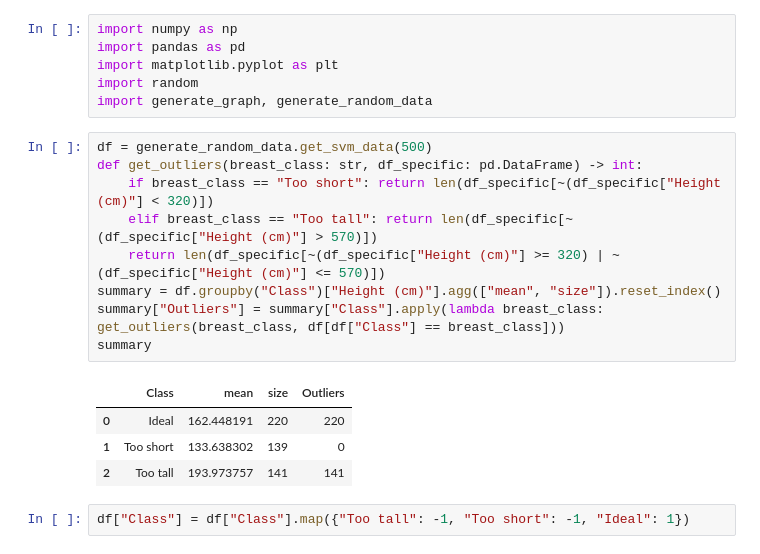
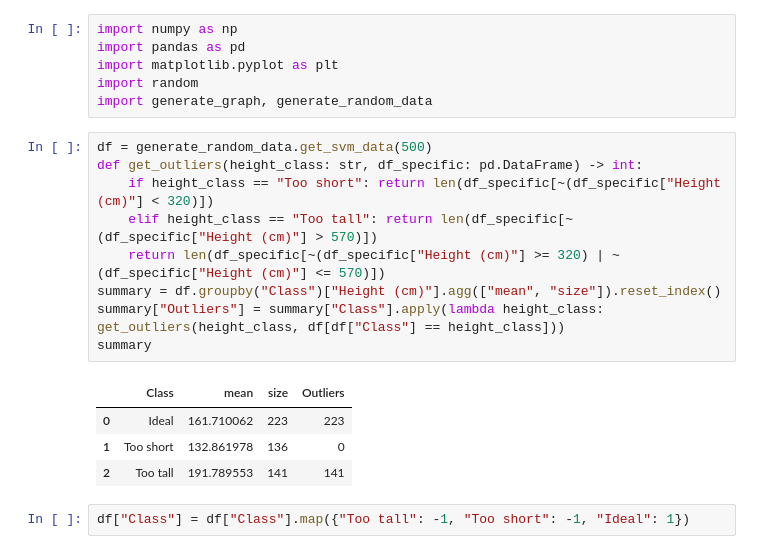
Before and after one commit to andyyang-dev/learning_ml_models, a Jupyter notebook: svm_lesson.ipynb, the cells around one changed output. Drawn from its saved outputs; the diff is of its cells as text.

```diff
--- a/svm_lesson.ipynb
+++ b/svm_lesson.ipynb
@@ -18,18 +18,18 @@ import random
 import generate_graph, generate_random_data
 # %%
 df = generate_random_data.get_svm_data(500)
-def get_outliers(breast_class: str, df_specific: pd.DataFrame) -> int:
-    if breast_class == "Too short": return len(df_specific[~(df_specific["Height (cm)"] < 320)])
-    elif breast_class == "Too tall": return len(df_specific[~(df_specific["Height (cm)"] > 570)])
+def get_outliers(height_class: str, df_specific: pd.DataFrame) -> int:
+    if height_class == "Too short": return len(df_specific[~(df_specific["Height (cm)"] < 320)])
+    elif height_class == "Too tall": return len(df_specific[~(df_specific["Height (cm)"] > 570)])
     return len(df_specific[~(df_specific["Height (cm)"] >= 320) | ~(df_specific["Height (cm)"] <= 570)])
 summary = df.groupby("Class")["Height (cm)"].agg(["mean", "size"]).reset_index()
-summary["Outliers"] = summary["Class"].apply(lambda breast_class: get_outliers(breast_class, df[df["Class"] == breast_class]))
+summary["Outliers"] = summary["Class"].apply(lambda height_class: get_outliers(height_class, df[df["Class"] == height_class]))
 summary
 # %% [output]
 |  | Class | mean | size | Outliers |
-| 0 | Ideal | 162.448191 | 220 | 220 |
-| 1 | Too short | 133.638302 | 139 | 0 |
-| 2 | Too tall | 193.973757 | 141 | 141 |
+| 0 | Ideal | 161.710062 | 223 | 223 |
+| 1 | Too short | 132.861978 | 136 | 0 |
+| 2 | Too tall | 191.789553 | 141 | 141 |
 # %%
 df["Class"] = df["Class"].map({"Too tall": -1, "Too short": -1, "Ideal": 1})
 # %%
```
Also changed, not shown: parts of 4 cells of this notebook, 1 other file.
